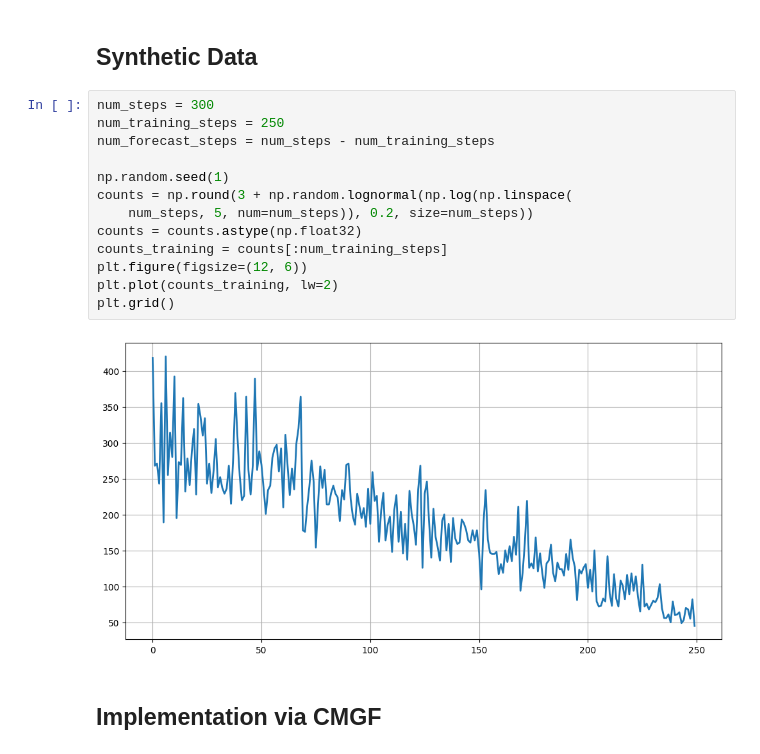
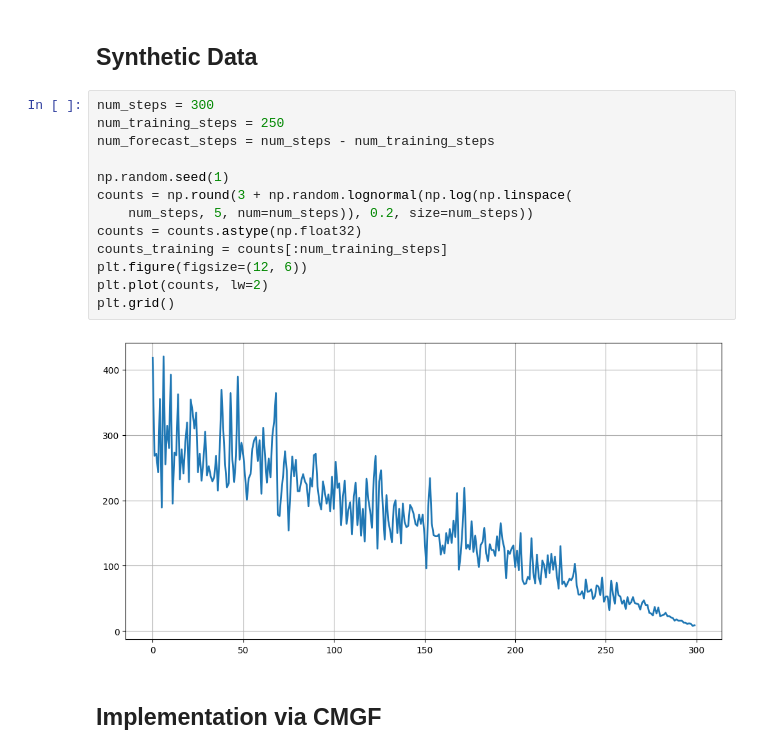
Before and after one commit to probml/sts-jax, a Jupyter notebook: sts_jax/structural_time_series/poiss.ipynb, the cells around one changed output. Cells and saved outputs as stored; diff of their text form.

```diff
--- a/sts_jax/structural_time_series/poiss.ipynb
+++ b/sts_jax/structural_time_series/poiss.ipynb
@@ -15,18 +15,18 @@ import sts_jax.structural_time_series.sts_model as sts
 # %%
 num_steps = 300
 num_training_steps = 250
 num_forecast_steps = num_steps - num_training_steps
 
 np.random.seed(1)
 counts = np.round(3 + np.random.lognormal(np.log(np.linspace(
     num_steps, 5, num=num_steps)), 0.2, size=num_steps))
 counts = counts.astype(np.float32)
 counts_training = counts[:num_training_steps]
 plt.figure(figsize=(12, 6))
-plt.plot(counts_training, lw=2)
+plt.plot(counts, lw=2)
 plt.grid()
 # %% [output]
-[figure, old version]
+[figure, new version]
 # %% [markdown]
 ## Implementation via CMGF
 # %%
```
Also changed, not shown: parts of 30 cells of this notebook, 4 other files.
